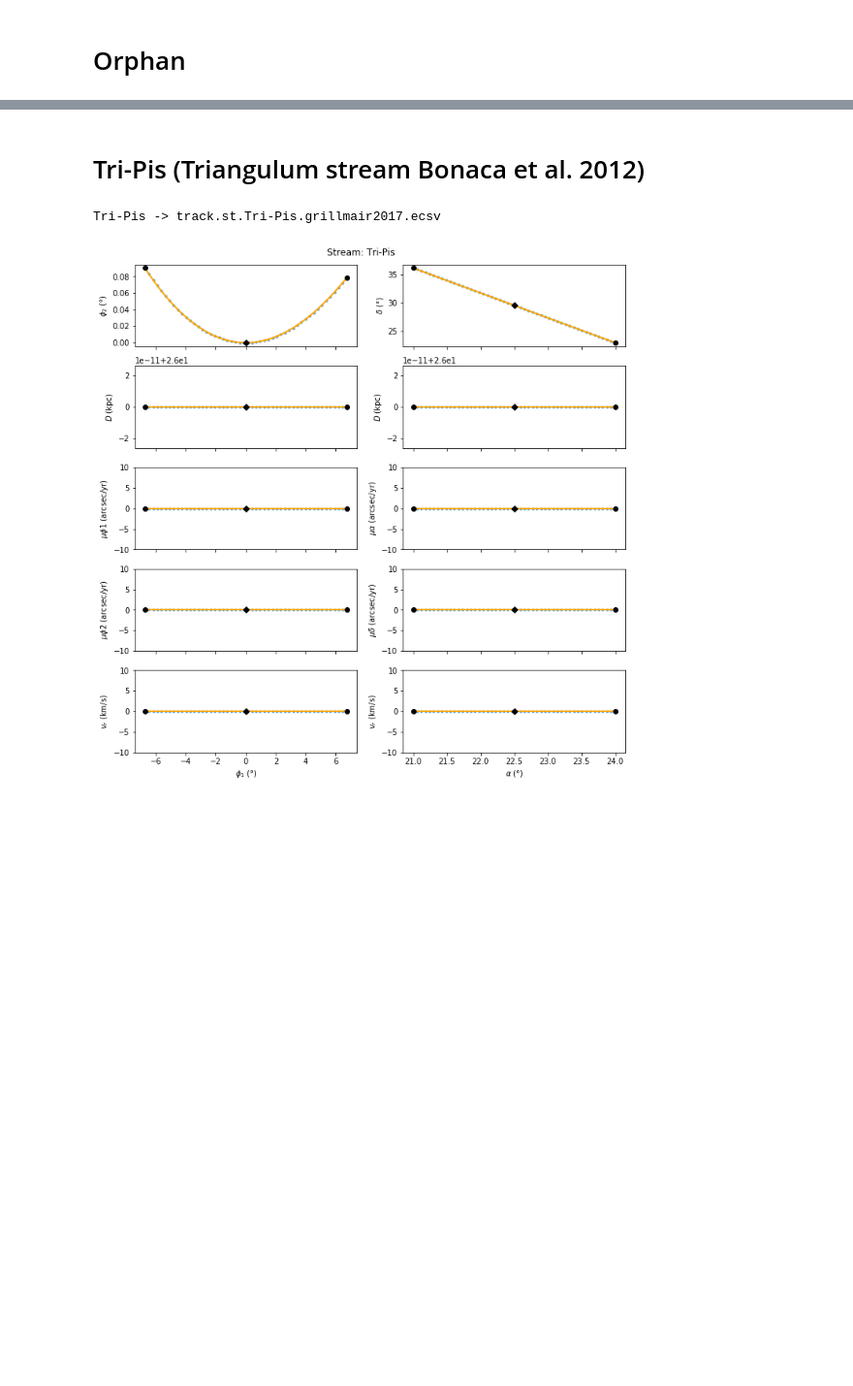
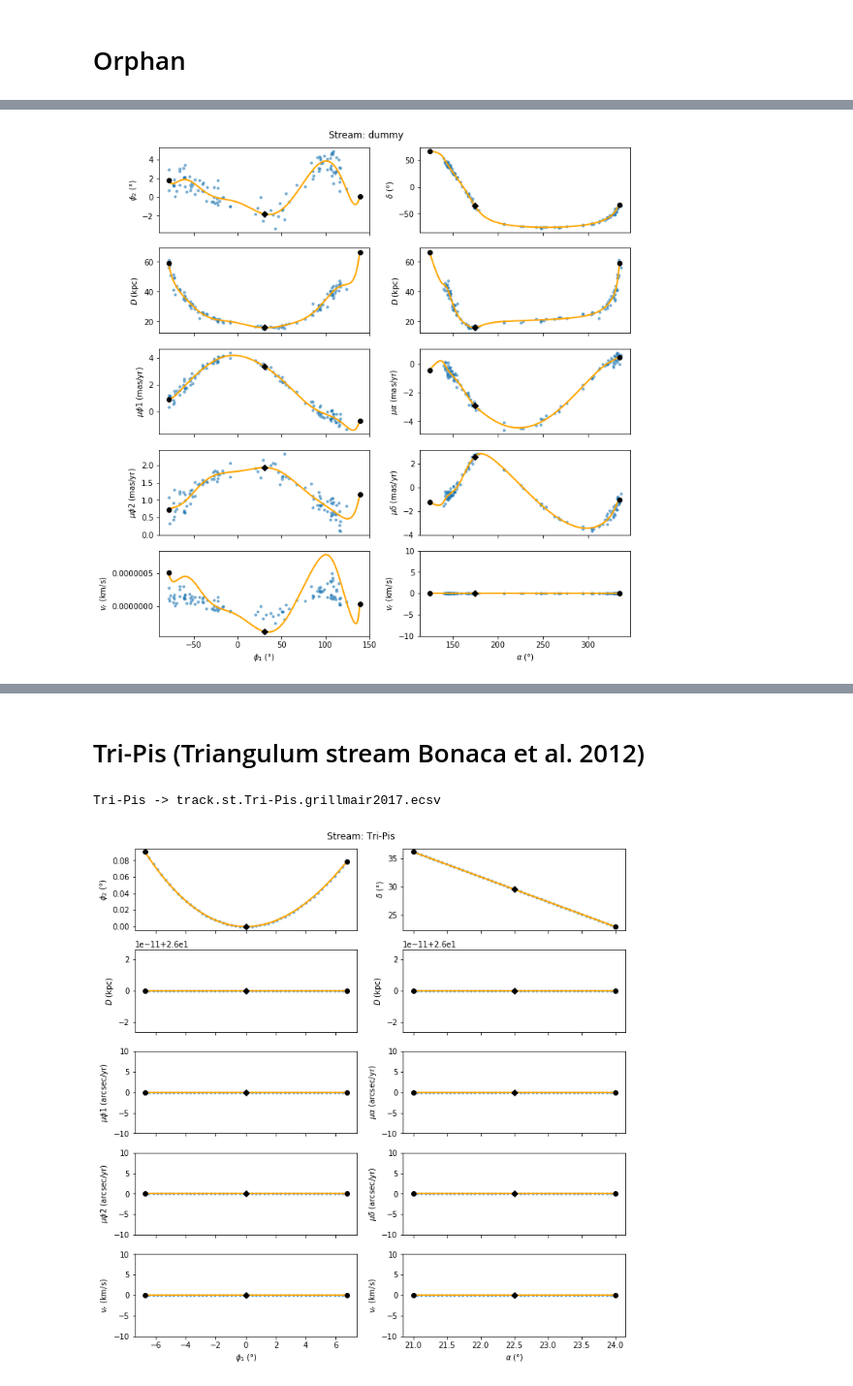
Before and after one commit to cmateu/galstreams, a Jupyter notebook: galstreams/tracks/standardized_tracks.ipynb, the cells around one changed output, grey strips where cells are left out. Shown at 97% size. Saved outputs shown, nothing was run; the diff lists cells and outputs as text; code cells hidden in the pictures; blank space fills up the shorter version.

```diff
--- a/galstreams/tracks/standardized_tracks.ipynb
+++ b/galstreams/tracks/standardized_tracks.ipynb
@@ -220,7 +229,8 @@ def stream_plot_card(sc, stream_fr, axs, plotkwds={}, show_labels=False, show_gr
 
     #return f, axs
 # %%
-def generate_track_from_points_plot_and_store(obs, Name, Ref, mid_point=None, deg=3, ShortName=None, clf=True, plot_obs=True, plot_ext=".st", verbose=True):
+def generate_track_from_points_plot_and_store(obs, Name, Ref, mid_point=None, stream_frame=None, deg=3, ShortName=None,
+                                              clf=True, plot_obs=True, plot_ext=".st", verbose=True, return_track=False, return_all=False, do_not_store=False):
     '''
         Generate track from points, plot it and store track and track summary in ecsv files
 
@@ -239,22 +249,29 @@ def generate_track_from_points_plot_and_store(obs, Name, Ref, mid_point=None, de
 
     if ShortName is None:  ShortName=Name[:3]
 
-    track, track_width, track_end_points, track_mid_point, mid_pole, stream_fr, track_fits = get_track_from_points(obs.icrs, deg=deg)
+    track, track_width, track_end_points, track_mid_point, mid_pole, stream_fr, track_fits = get_track_from_points(obs.icrs, deg=deg, stream_frame=stream_frame)
 
     #Print track out
     ofileroot = f"track{plot_ext}.{Name}.{Ref.lower()}"
-    if verbose: print(f"{Name} -> {ofileroot}.ecsv")
-    save_track_ecsv(f"{ofileroot}.ecsv",track)
+    ofilesn = f"{ofileroot}.summary.ecsv"
 
-    #Save track summary - one line per stream. Yes, I prefer this. That way each stream's summary can be independently updated.
-    ofilesn = f"{ofileroot}.summary.ecsv"
-    save_summary_ecsv(ofilesn, track_end_points, track_mid_point, mid_pole, StreamName=Name, StreamShortName=ShortName )
+    if not do_not_store:
+        if verbose: print(f"{Name} -> {ofileroot}.ecsv")
+        save_track_ecsv(f"{ofileroot}.ecsv",track)
+
+        #Save track summary - one line per stream. Yes, I prefer this. That way each stream's summary can be independently updated.
+        save_summary_ecsv(ofilesn, track_end_points, track_mid_point, mid_pole, StreamName=Name, StreamShortName=ShortName )
 
     #While we're at it. Make plot and save
-    stream_plot(obs, track, track_end_points, track_mid_point, stream_fr, saveplot=True, plotfilen=ofileroot+".png",  clf=clf, StreamName=Name, plot_obs=plot_obs)
+    if do_not_store: saveplot=False
+    else: saveplot=True
+    stream_plot(obs, track, track_end_points, track_mid_point, stream_fr, saveplot=saveplot, plotfilen=ofileroot+".png",  clf=clf, StreamName=Name, plot_obs=plot_obs)
 
     #Save poly-footprint
     #here...
+
+    if return_all: return track, track_width, track_end_points, track_mid_point, mid_pole, stream_fr, track_fits
+    elif return_track: return track
 # %% [markdown]
 Tracks init by end points
 ==========================
@@ -791,0 +817,19 @@ I need to implement a keyword for the user pass a custom stream_frame that overr
+# %%
+#The pmphi2 track is not available so I'll have to get it from the RRL data
+rrs=pd.read_csv("/Users/cmateu/trabajo/research/aspen_orphan/orphan_rrl_members.alldata.csv")
+
+obs = ac.SkyCoord(ra=np.array(rrs.RA)*u.deg, dec=np.array(rrs.DEC)*u.deg, distance=np.array(rrs.DIST)*u.kpc, frame='icrs',
+                  pm_ra_cosdec=np.array(rrs.pmra)*u.mas/u.yr, pm_dec=np.array(rrs.pmdec)*u.mas/u.yr, radial_velocity=np.zeros(rrs.DIST.size)*u.km/u.s)
+
+#Rotation matrix from Koposov+ 2019 appendix
+Mrot_radec_to_phi12=[[-0.44761231,-0.08785756,-0.88990128],
+                     [-0.84246097,0.37511331,0.38671632],
+                     [0.29983786,0.92280606,-0.2419219]]
+
+stream_frame = gc.GreatCircleICRSFrame.from_R(Mrot_radec_to_phi12)
+
+
+rrtrack=generate_track_from_points_plot_and_store(obs, "dummy", "dummy", mid_point=None, deg=10, ShortName="dummy", clf=False, do_not_store=True,
+                                                  plot_obs=True, stream_frame=stream_frame, return_track=True)
+# %% [output]
+[figure, added]
```
Also changed, not shown: parts of 30 cells of this notebook.
